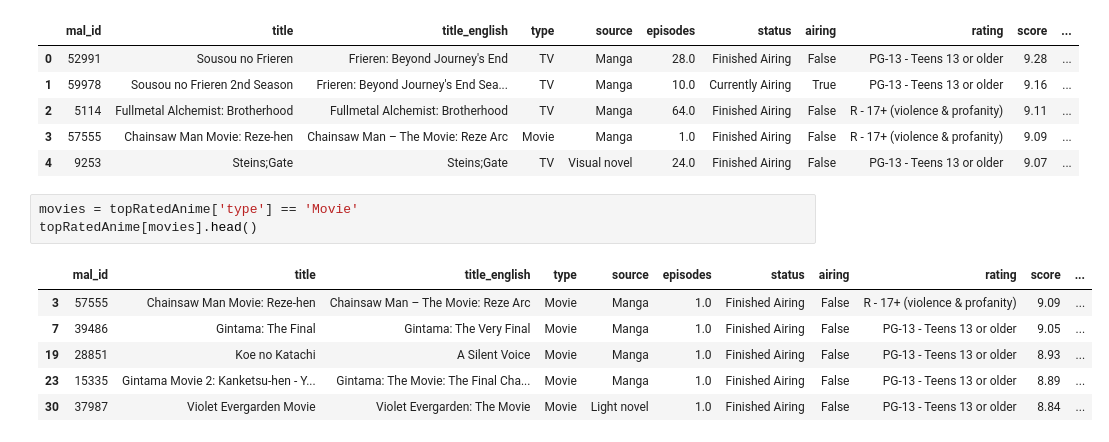
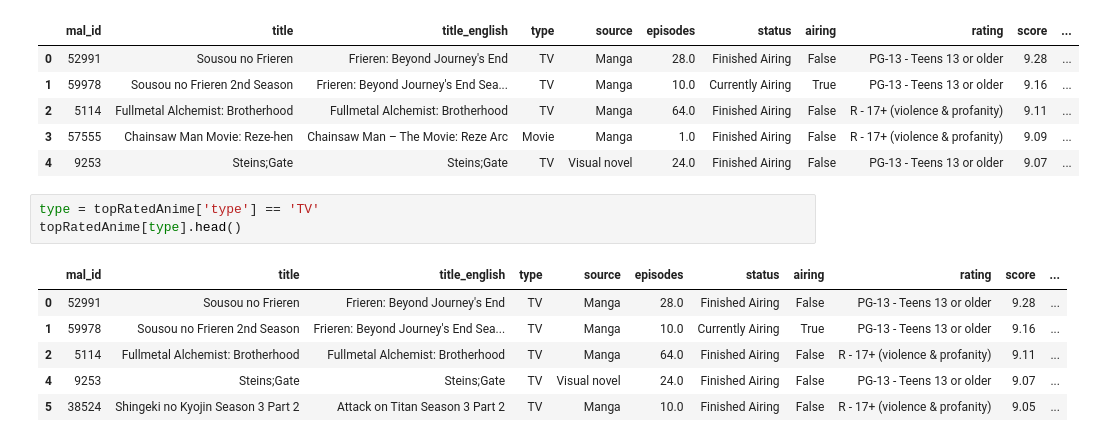
Before and after one commit to Steintjuueh/ICT1.4-AI-System-Integration-Datascience, a Jupyter notebook: 01 Introduction and Univariate Analyses.ipynb, the cells around one changed output. Drawn from its saved outputs; the diff is of its cells as text.

```diff
--- a/01 Introduction and Univariate Analyses.ipynb
+++ b/01 Introduction and Univariate Analyses.ipynb
@@ -428,12 +471,12 @@ topRatedAnime.head()
 | 3 | 57555 | Chainsaw Man Movie: Reze-hen | Chainsaw Man – The Movie: Reze Arc | Movie | Manga | 1.0 | Finished Airing | False | R - 17+ (violence & profanity) | 9.09 | ... |
 | 4 | 9253 | Steins;Gate | Steins;Gate | TV | Visual novel | 24.0 | Finished Airing | False | PG-13 - Teens 13 or older | 9.07 | ... |
 # %%
-movies = topRatedAnime['type'] == 'Movie'
-topRatedAnime[movies].head()
+type = topRatedAnime['type'] == 'TV'
+topRatedAnime[type].head()
 # %% [output]
 |  | mal_id | title | title_english | type | source | episodes | status | airing | rating | score | ... |
-| 3 | 57555 | Chainsaw Man Movie: Reze-hen | Chainsaw Man – The Movie: Reze Arc | Movie | Manga | 1.0 | Finished Airing | False | R - 17+ (violence & profanity) | 9.09 | ... |
-| 7 | 39486 | Gintama: The Final | Gintama: The Very Final | Movie | Manga | 1.0 | Finished Airing | False | PG-13 - Teens 13 or older | 9.05 | ... |
-| 19 | 28851 | Koe no Katachi | A Silent Voice | Movie | Manga | 1.0 | Finished Airing | False | PG-13 - Teens 13 or older | 8.93 | ... |
-| 23 | 15335 | Gintama Movie 2: Kanketsu-hen - Y... | Gintama: The Movie: The Final Cha... | Movie | Manga | 1.0 | Finished Airing | False | PG-13 - Teens 13 or older | 8.89 | ... |
-| 30 | 37987 | Violet Evergarden Movie | Violet Evergarden: The Movie | Movie | Light novel | 1.0 | Finished Airing | False | PG-13 - Teens 13 or older | 8.84 | ... |
+| 0 | 52991 | Sousou no Frieren | Frieren: Beyond Journey's End | TV | Manga | 28.0 | Finished Airing | False | PG-13 - Teens 13 or older | 9.28 | ... |
+| 1 | 59978 | Sousou no Frieren 2nd Season | Frieren: Beyond Journey's End Sea... | TV | Manga | 10.0 | Currently Airing | True | PG-13 - Teens 13 or older | 9.16 | ... |
+| 2 | 5114 | Fullmetal Alchemist: Brotherhood | Fullmetal Alchemist: Brotherhood | TV | Manga | 64.0 | Finished Airing | False | R - 17+ (violence & profanity) | 9.11 | ... |
+| 4 | 9253 | Steins;Gate | Steins;Gate | TV | Visual novel | 24.0 | Finished Airing | False | PG-13 - Teens 13 or older | 9.07 | ... |
+| 5 | 38524 | Shingeki no Kyojin Season 3 Part 2 | Attack on Titan Season 3 Part 2 | TV | Manga | 10.0 | Finished Airing | False | R - 17+ (violence & profanity) | 9.05 | ... |
```
Also changed, not shown: parts of 17 cells of this notebook, 1 other file.
